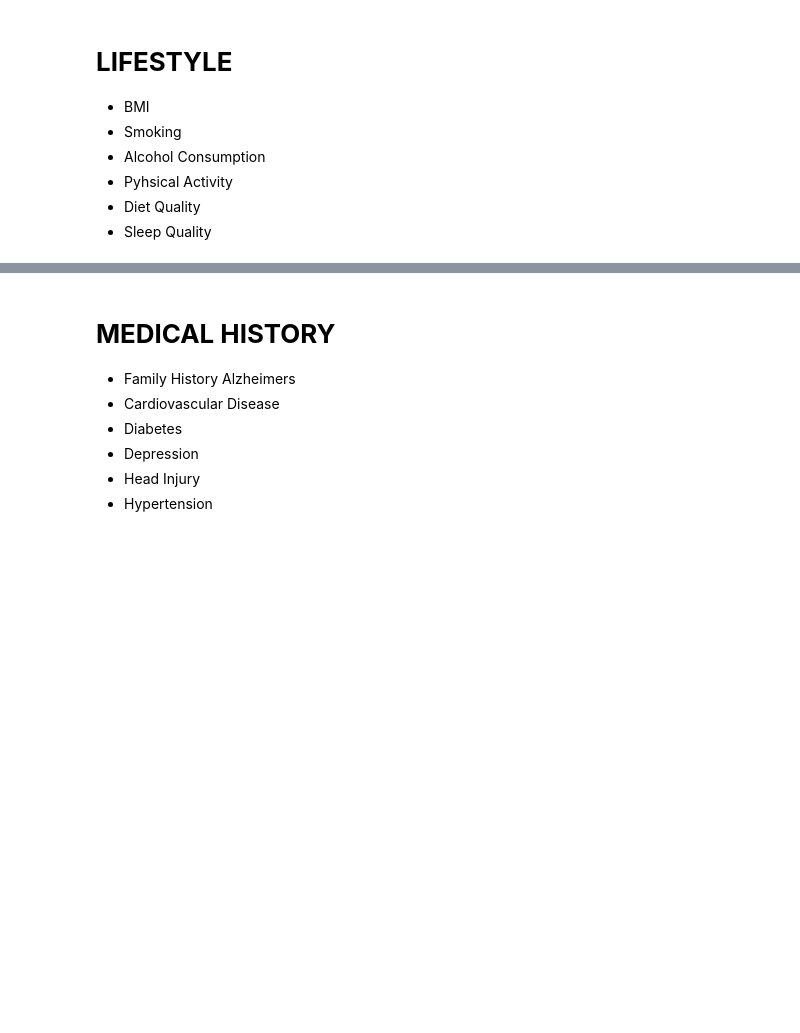
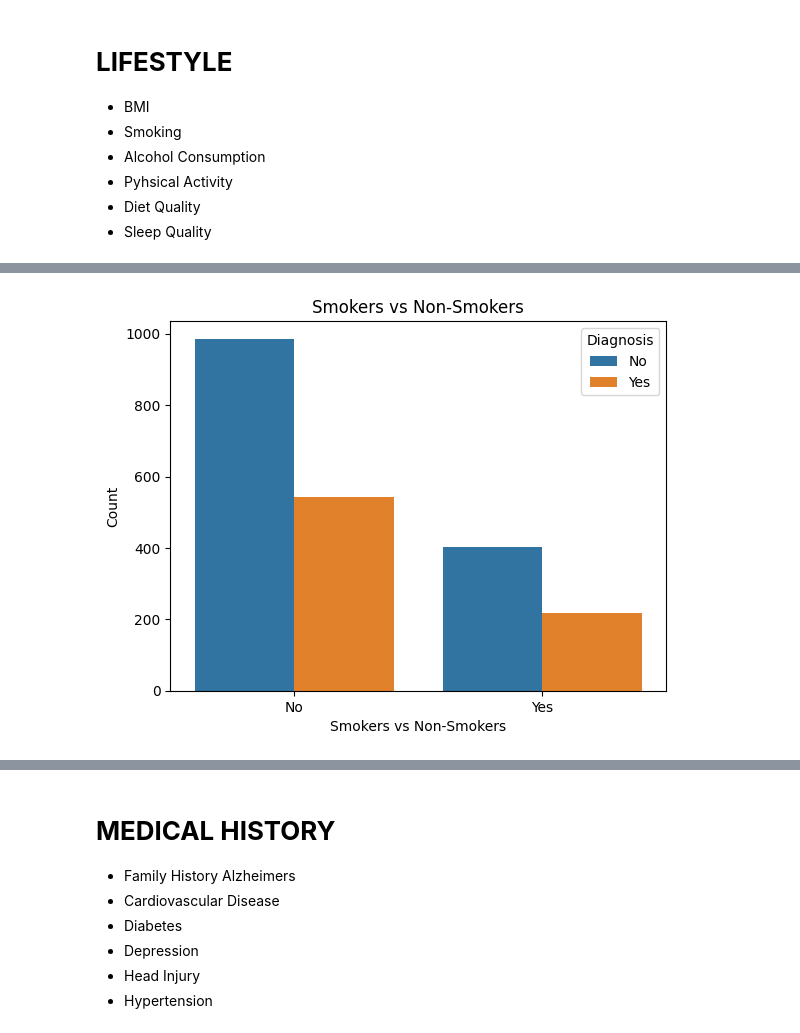
Before and after one commit to maddiejane25/Project-1, a Jupyter notebook: JK_Alzheimers_data.ipynb, the cells around one changed output, grey strips where cells are left out. Cells and saved outputs as stored; diff of their text form; code cells hidden in the pictures; blank space fills up the shorter version.

```diff
--- a/JK_Alzheimers_data.ipynb
+++ b/JK_Alzheimers_data.ipynb
@@ -96,0 +178,11 @@ plt.show()
+# %%
+# Smoking by Diagnosis
+sns.countplot(data=alzheimer_df, x='Smoking', hue='Diagnosis')
+plt.title('Smokers vs Non-Smokers')
+plt.xlabel('Smokers vs Non-Smokers')
+plt.ylabel('Count')
+
+# Display the plot
+plt.show()
+# %% [output]
+[figure, added]
```
Also changed, not shown: parts of 21 cells of this notebook.
